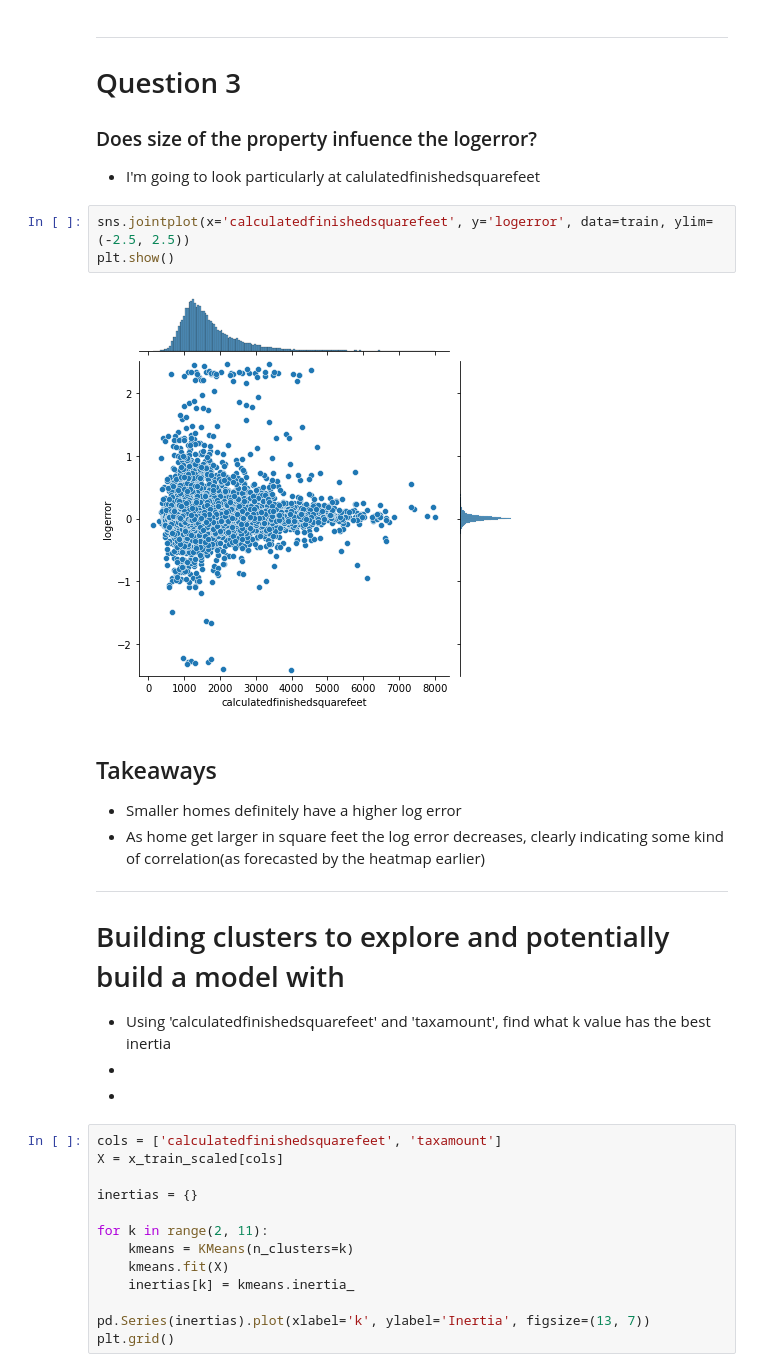
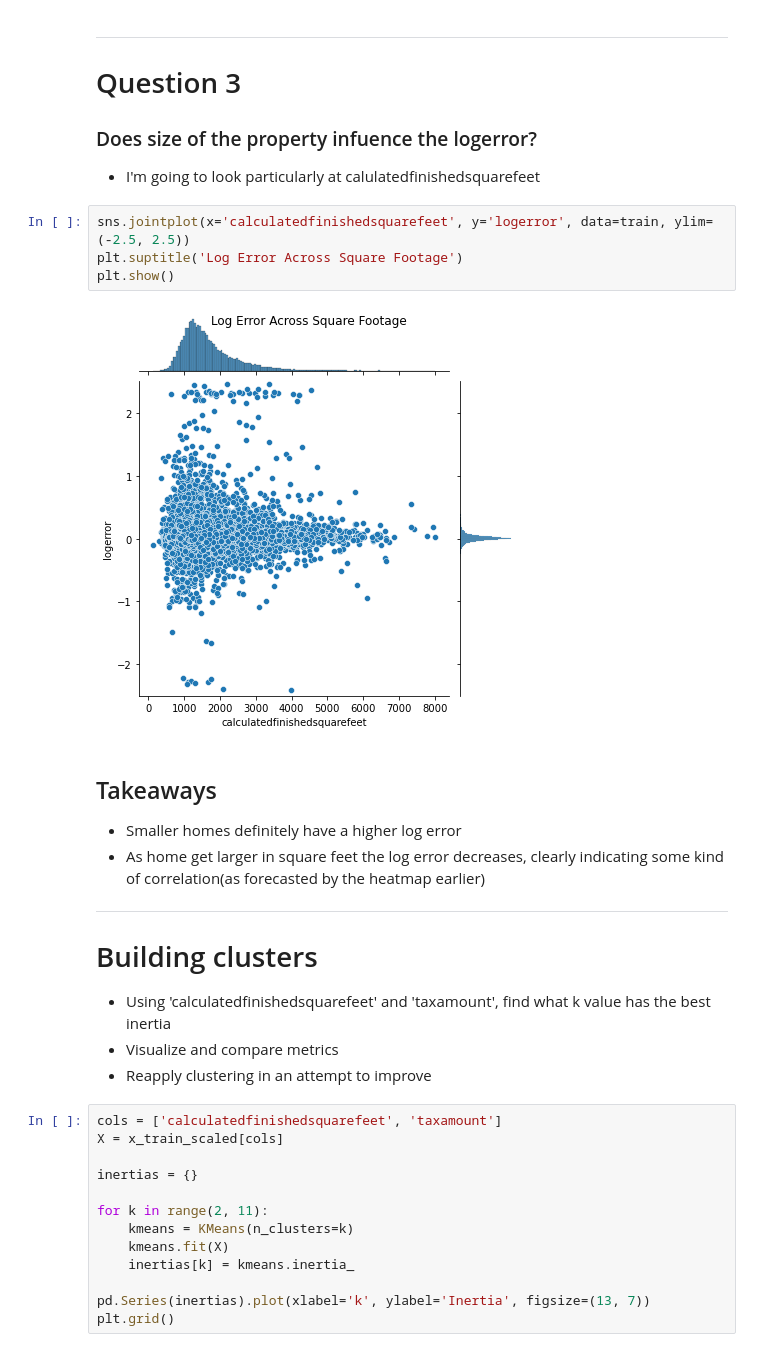
Before and after one commit to BraedenWright/clustering-project, a Jupyter notebook: clustering_zillow_project.ipynb, the cells around one changed output. Drawn from its saved outputs; the diff is of its cells as text.

```diff
--- a/clustering_zillow_project.ipynb
+++ b/clustering_zillow_project.ipynb
@@ -404,18 +411,19 @@ Ttest_indResult(statistic=-3.2780584817626086, pvalue=0.001046174044004433)
  - I'm going to look particularly at calulatedfinishedsquarefeet
 # %%
 sns.jointplot(x='calculatedfinishedsquarefeet', y='logerror', data=train, ylim=(-2.5, 2.5))
+plt.suptitle('Log Error Across Square Footage')
 plt.show()
 # %% [output]
-[figure, old version]
+[figure, new version]
 # %% [markdown]
 ## Takeaways
 - Smaller homes definitely have a higher log error
 - As home get larger in square feet the log error decreases, clearly indicating some kind of correlation(as forecasted by the heatmap earlier)
 ---------
-# Building clusters to explore and potentially build a model with
+# Building clusters
 - Using 'calculatedfinishedsquarefeet' and 'taxamount', find what k value has the best inertia
--
--
+- Visualize and compare metrics
+- Reapply clustering in an attempt to improve
 # %%
 cols = ['calculatedfinishedsquarefeet', 'taxamount']
 X = x_train_scaled[cols]
```
Also changed, not shown: parts of 36 cells of this notebook, 1 other file.
